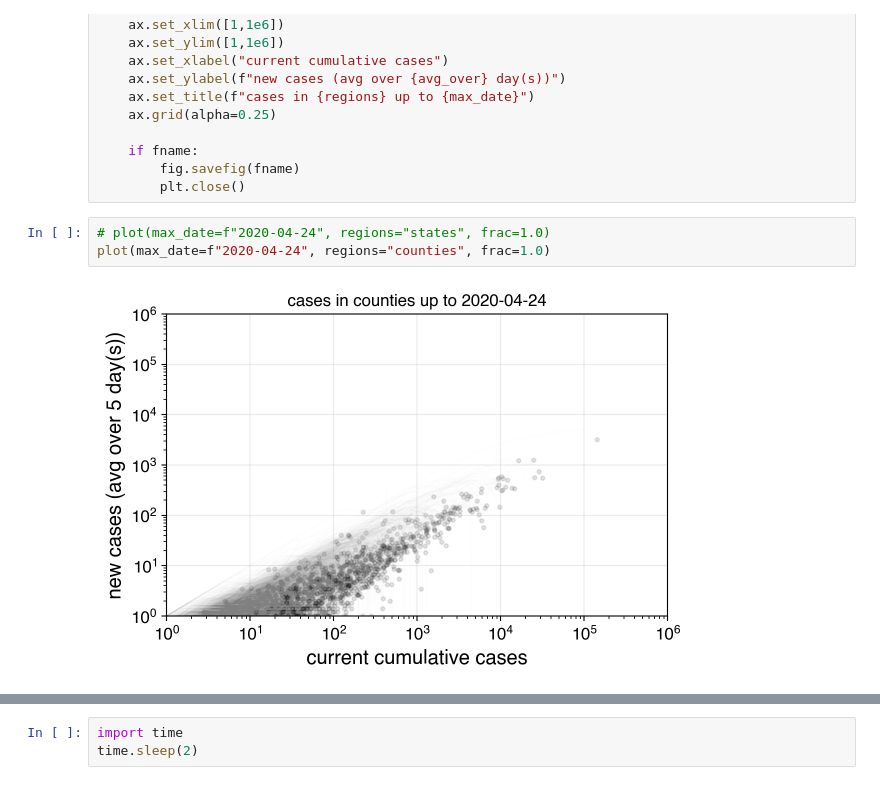
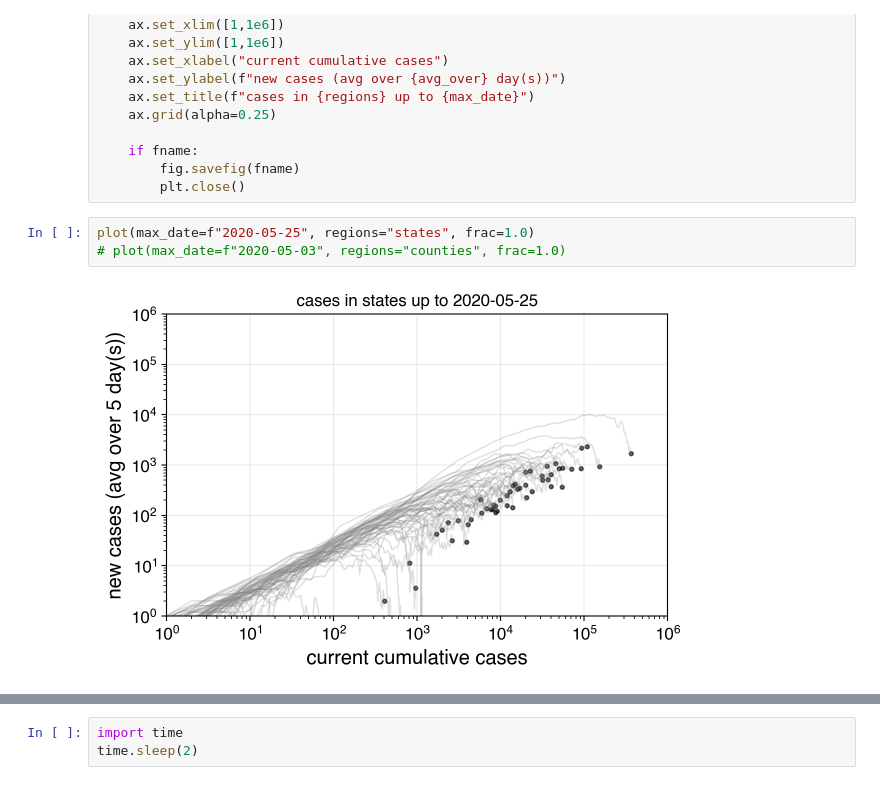
Before and after one commit to aminnj/covid19, a Jupyter notebook: notebooks/trajectories.ipynb, the cells around one changed output, grey strips where cells are left out. Saved outputs shown, nothing was run; the diff lists cells and outputs as text.

```diff
--- a/notebooks/trajectories.ipynb
+++ b/notebooks/trajectories.ipynb
@@ -73,10 +90,10 @@ def plot(max_date="2020-04-17", regions="states", frac=1.0, alpha_lines=0.25, al
         fig.savefig(fname)
         plt.close()
 # %%
-# plot(max_date=f"2020-04-24", regions="states", frac=1.0)
-plot(max_date=f"2020-04-24", regions="counties", frac=1.0)
+plot(max_date=f"2020-05-25", regions="states", frac=1.0)
+# plot(max_date=f"2020-05-03", regions="counties", frac=1.0)
 # %% [output]
-[figure, old version]
+[figure, new version]
 # %%
 !mkdir -p plot_trajectories/
 !rm plot_trajectories/*.png
```
Also changed, not shown: parts of 4 cells of this notebook, 11 other files.
